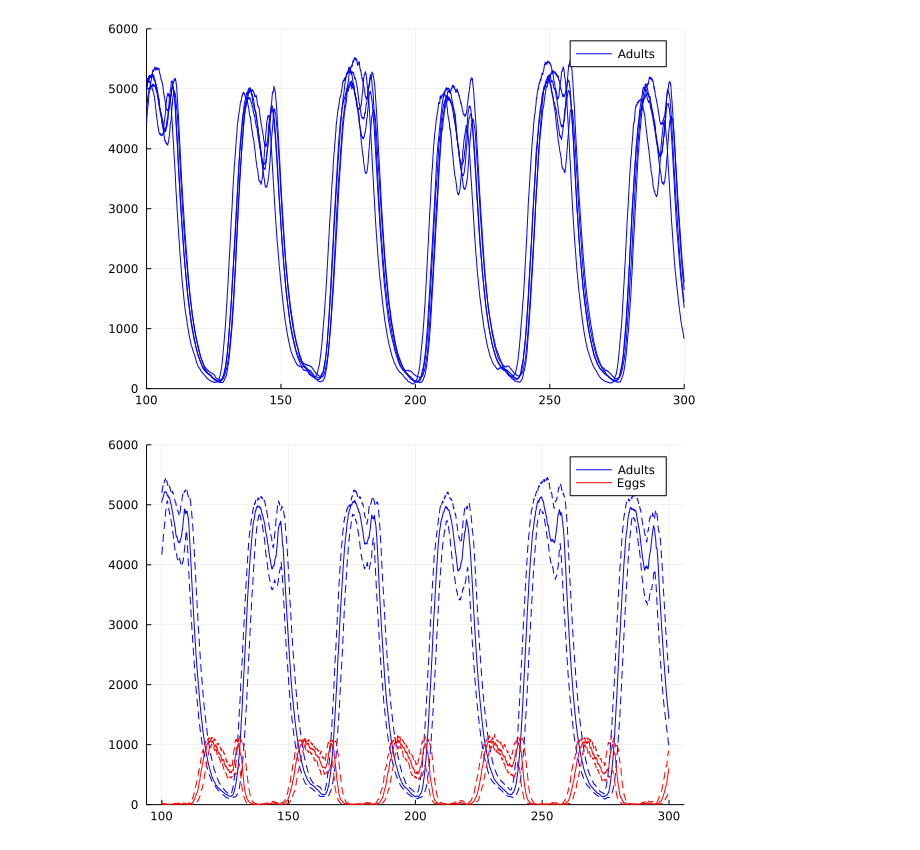
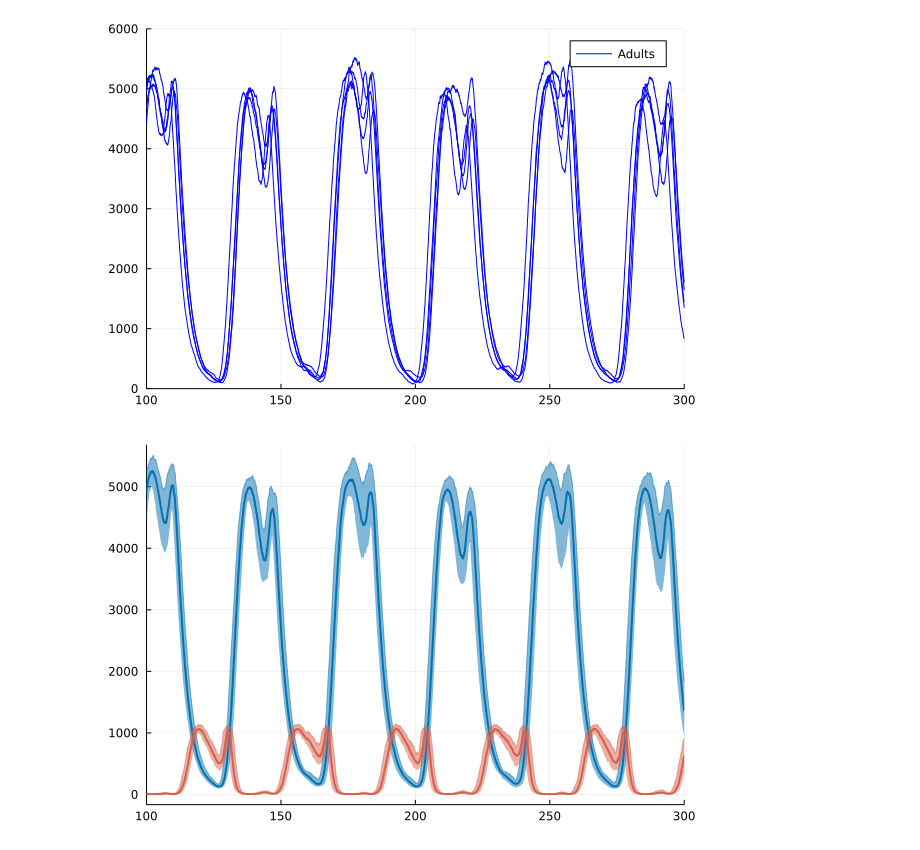
Before and after one commit to kerguler/Population.jl, a Jupyter notebook: docs/blowflies.ipynb, the cells around one changed output. Cells and saved outputs as stored; diff of their text form; code cells hidden in the pictures.

```diff
--- a/docs/blowflies.ipynb
+++ b/docs/blowflies.ipynb
@@ -99,21 +99,21 @@ display(xlims!(100,300))
 # %% [output]
 [figure]
 # %%
-outs = [sim_blowfly(true) for n in 1:10]
+outs = [sim_blowfly(true) for n in 1:100]
 outs = cat(outs..., dims=3)
 
 outs_adult_qt = [quantile(outs[i,5,:], [0.025, 0.5, 0.975]) for i in axes(outs,1)]
 outs_adult_qt = transpose(hcat(outs_adult_qt...))
 
 outs_eggs_qt = [quantile(outs[i,1,:], [0.025, 0.5, 0.975]) for i in axes(outs,1)]
 outs_eggs_qt = transpose(hcat(outs_eggs_qt...))
 
-plot(xtick, outs_adult_qt[100*tau+1:end,2], linestyle = :solid, label = "Adults", color = :blue, ylim = [0,6000])
-plot!(xtick, outs_adult_qt[100*tau+1:end,3], linestyle = :dash, label = false, color = :blue)
-plot!(xtick, outs_adult_qt[100*tau+1:end,1], linestyle = :dash, label = false, color = :blue)
+xtick = (0:(size(outs_adult_qt)[1]-1))/24.0
 
-plot!(xtick, outs_eggs_qt[100*tau+1:end,2], linestyle = :solid, label = "Eggs", color = :red)
-plot!(xtick, outs_eggs_qt[100*tau+1:end,3], linestyle = :dash, label = false, color = :red)
-plot!(xtick, outs_eggs_qt[100*tau+1:end,1], linestyle = :dash, label = false, color = :red)
+plot(xtick, outs_adult_qt[:,3], color="#0571b0", fillrange=outs_adult_qt[:,1], lw=1, alpha=0.5, label=:none)
+plot!(xtick, outs_adult_qt[:,2], color="#0571b0", lw=2, label=:none)
+plot!(xtick, outs_eggs_qt[:,3], color="#d6604d", fillrange=outs_eggs_qt[:,1], lw=1, alpha=0.5, label=:none)
+plot!(xtick, outs_eggs_qt[:,2], color="#d6604d", lw=2, label=:none)
+display(xlims!(100,300))
 # %% [output]
-[figure, old version]
+[figure, new version]
```
Also changed, not shown: 3 other files.
